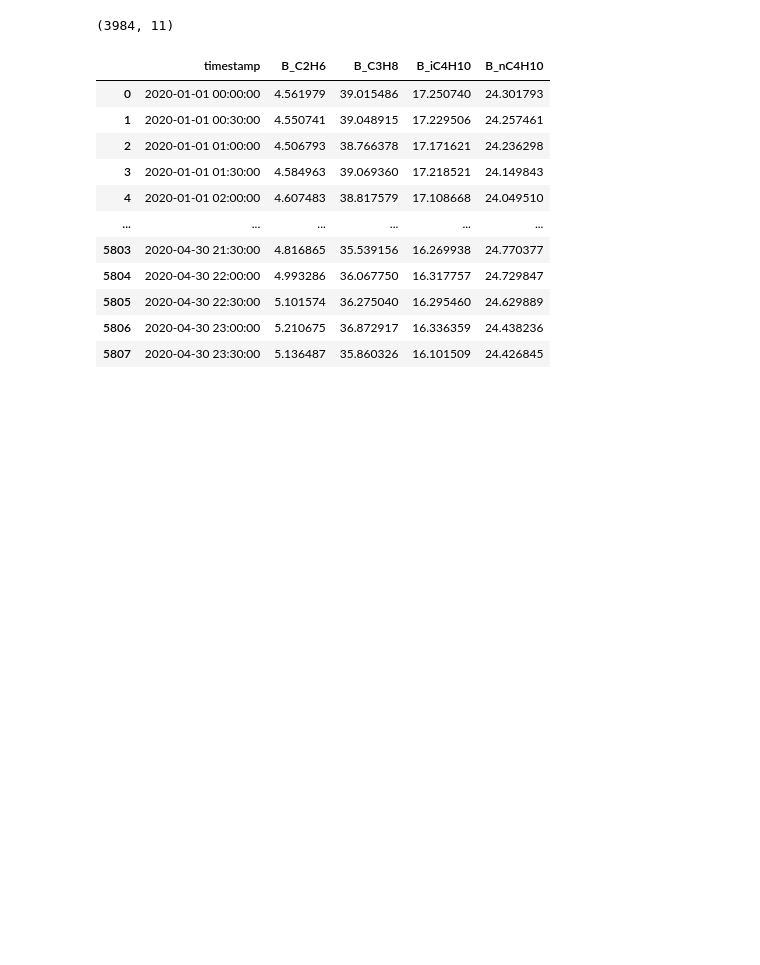
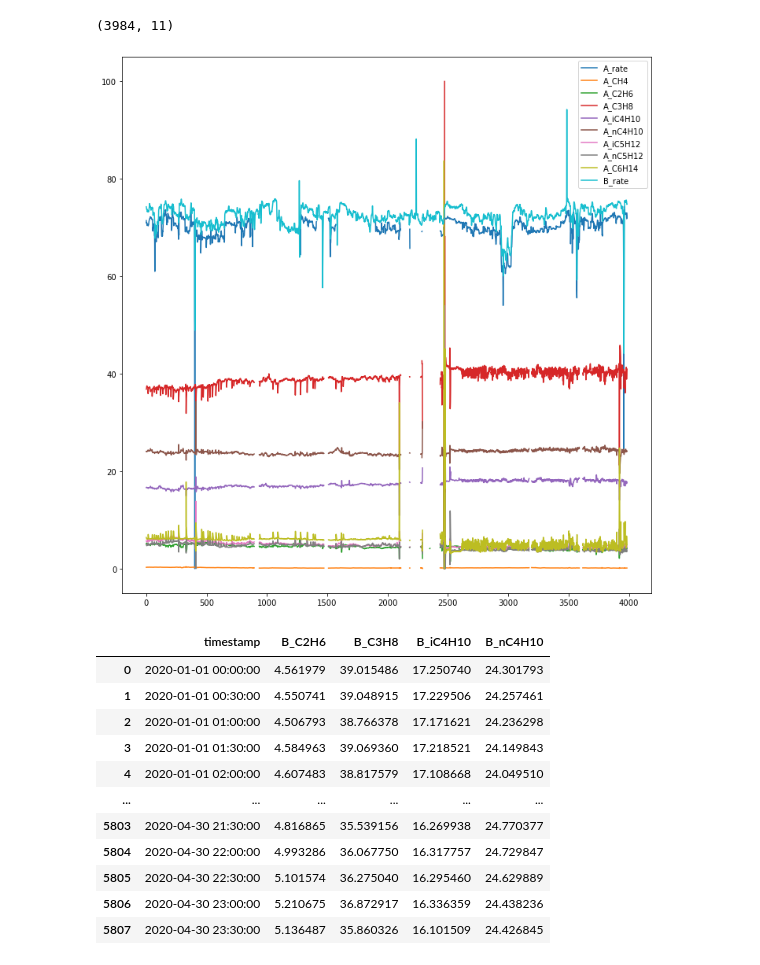
Before and after one commit to Ushuiski/Sibur-Challenge-2020, a Jupyter notebook: SiburChallenge2020.ipynb, the cells around one changed output. Saved outputs shown, nothing was run; the diff lists cells and outputs as text; code cells hidden in the pictures; blank space fills up the shorter version.

```diff
--- a/SiburChallenge2020.ipynb
+++ b/SiburChallenge2020.ipynb
@@ -156,6 +152,18 @@ Data columns (total 11 columns):
 dtypes: float64(10), object(1)
 memory usage: 342.5+ KB
 (3984, 11)
+# %%
+plt.rcParams["figure.figsize"] = (10,10)
+
+test_features[:].plot()
+
+# make room for tick labels
+plt.tight_layout()
+
+
+plt.show()
+# %% [output]
+[figure, added]
 # %%
 train_target
 # %% [output]
```
Also changed, not shown: parts of 2 cells of this notebook.
